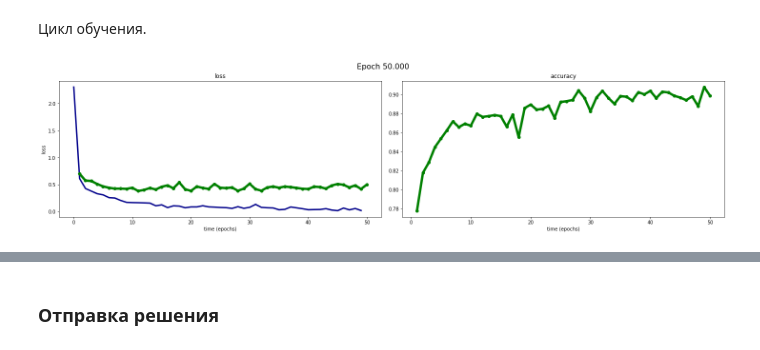
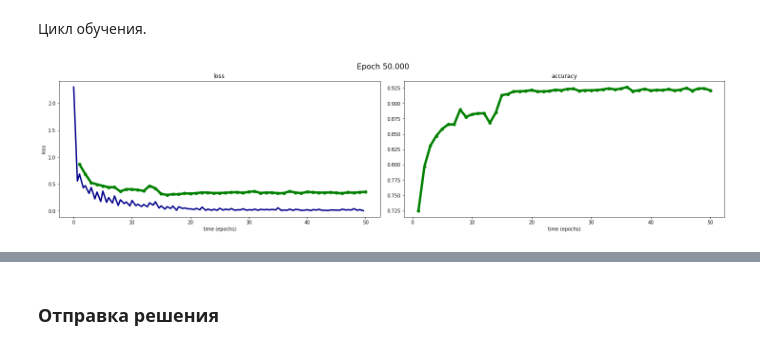
Before and after one commit to vsgolovin/hse-homework, a Jupyter notebook: cv-hw05/homework5.ipynb, the cells around one changed output, grey strips where cells are left out. Cells and saved outputs as stored; diff of their text form; code cells hidden in the pictures.

Commit message:
Add LR scheduler

```diff
--- a/cv-hw05/homework5.ipynb
+++ b/cv-hw05/homework5.ipynb
@@ -192,7 +192,7 @@ train_data, val_data = torch.utils.data.random_split(
 # %% [markdown]
 Инициализируем data loader-ы.
 # %%
-batch_size = 512
+batch_size = 256
 train_dataloader = DataLoader(train_data, batch_size=batch_size)
 val_dataloader = DataLoader(val_data, batch_size=batch_size)
 # %% [markdown]
@@ -241,10 +242,10 @@ class VGG(nn.Module):
         self.classifier = nn.Sequential(
             nn.Linear(512, 512),
             nn.ReLU(),
-            nn.Dropout(p=0.2, inplace=False),
-            nn.Linear(512, 512),
-            nn.ReLU(),
-            nn.Dropout(p=0.2, inplace=False),
+            # nn.Dropout(p=0.2, inplace=False),
+            # nn.Linear(512, 512),
+            # nn.ReLU(),
+            # nn.Dropout(p=0.2, inplace=False),
             nn.Linear(512, 10)
         )
 
@@ -253,7 +254,12 @@ class VGG(nn.Module):
         X = self.flatten(X)
         return self.classifier(X)
 
-model = VGG(pretrained=True, bn=True)
+    def unfreeze(self):
+        for param in self.features.parameters():
+            param.requires_grad = True
+
+
+model = VGG(pretrained=True, freeze_features=False, bn=True)
 # %% [markdown]
 Отправляем модель на выбранное устройство.
 # %%
@@ -283,7 +289,7 @@ VGG(
 Задаем функцию потерь (цель оптимизации) и оптимизатор.
 # %%
 loss_fn = nn.CrossEntropyLoss()
-optimizer = torch.optim.Adam(model.parameters())
+optimizer = torch.optim.Adam(model.parameters(), lr=1e-3)
 # %% [markdown]
 Код для визуализации процесса обучения.
 
@@ -350,11 +356,13 @@ def test(epoch, dataloader, model, loss_fn):
 Цикл обучения.
 # %%
 epochs = 50
+scheduler = torch.optim.lr_scheduler.ReduceLROnPlateau(optimizer, 'min', patience=5)
 for t in trange(epochs):
     train(t, train_dataloader, model, loss_fn, optimizer)
     test(t, val_dataloader, model, loss_fn)
+    scheduler.step(val_loss[-1])
 # %% [output]
-[figure, old version]
+[figure, new version]
 # %%
 np.mean(sorted(val_acc)[-5:])
 # %% [output]
```
Also changed, not shown: parts of 4 cells of this notebook.
